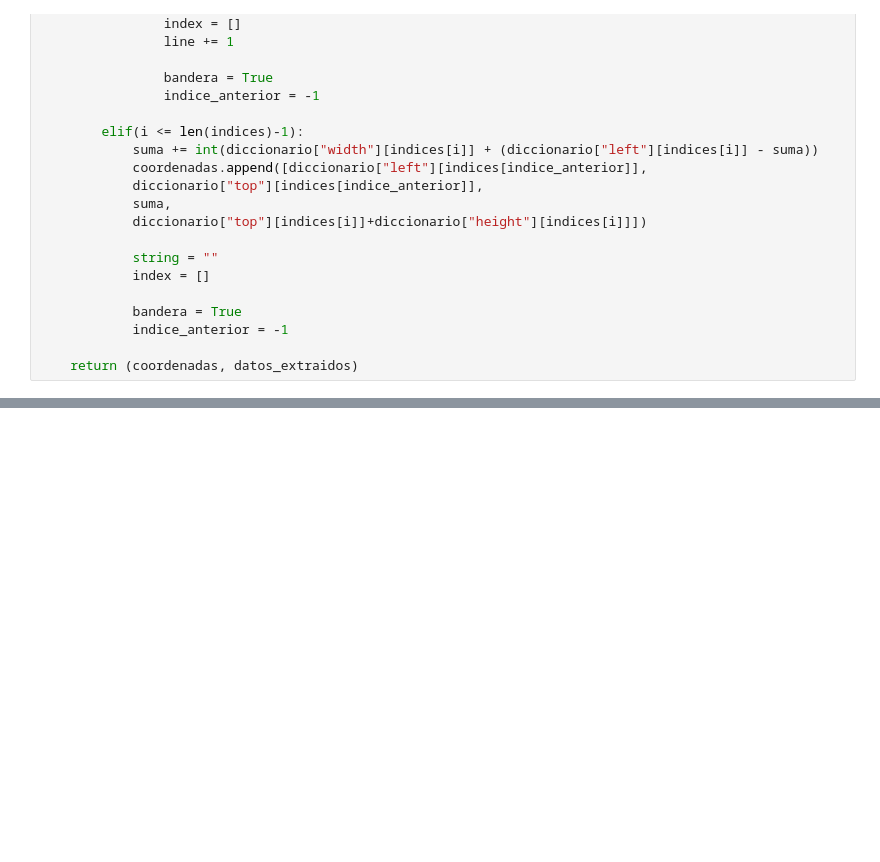
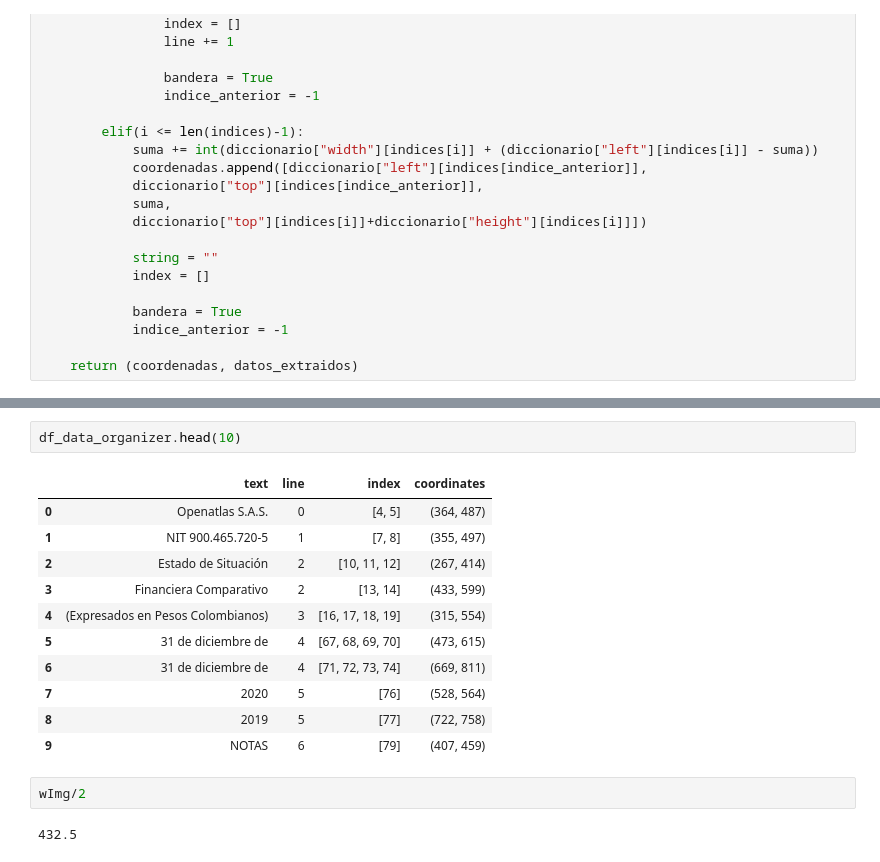
Before and after one commit to EdissonPO/desarrollo_reto, a Jupyter notebook: dataFrame.ipynb, the cells around one changed output, grey strips where cells are left out. Cells and saved outputs as stored; diff of their text form; blank space fills up the shorter version.

```diff
--- a/dataFrame.ipynb
+++ b/dataFrame.ipynb
@@ -416,0 +488,18 @@ def extracion_colums(data):
+# %%
+df_data_organizer.head(10)
+# %% [output]
+|  | text | line | index | coordinates |
+| 0 | Openatlas S.A.S. | 0 | [4, 5] | (364, 487) |
+| 1 | NIT 900.465.720-5 | 1 | [7, 8] | (355, 497) |
+| 2 | Estado de Situación | 2 | [10, 11, 12] | (267, 414) |
+| 3 | Financiera Comparativo | 2 | [13, 14] | (433, 599) |
+| 4 | (Expresados en Pesos Colombianos) | 3 | [16, 17, 18, 19] | (315, 554) |
+| 5 | 31 de diciembre de | 4 | [67, 68, 69, 70] | (473, 615) |
+| 6 | 31 de diciembre de | 4 | [71, 72, 73, 74] | (669, 811) |
+| 7 | 2020 | 5 | [76] | (528, 564) |
+| 8 | 2019 | 5 | [77] | (722, 758) |
+| 9 | NOTAS | 6 | [79] | (407, 459) |
+# %%
+wImg/2
+# %% [output]
+432.5
```
Also changed, not shown: parts of 18 cells of this notebook, 6 other files.
